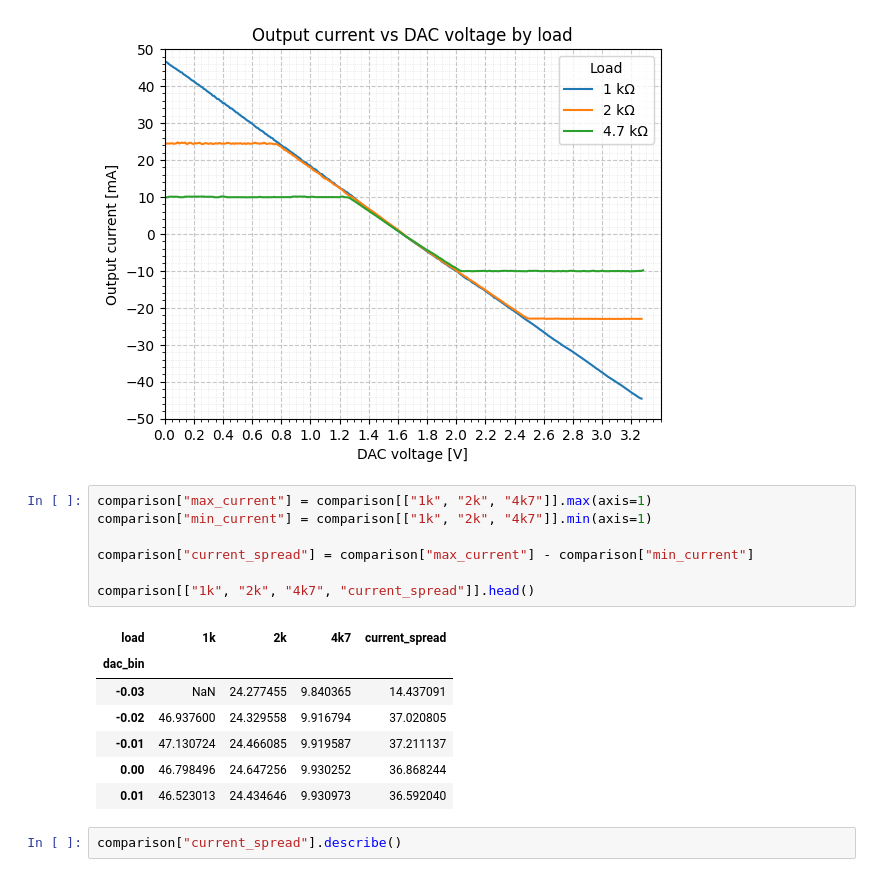
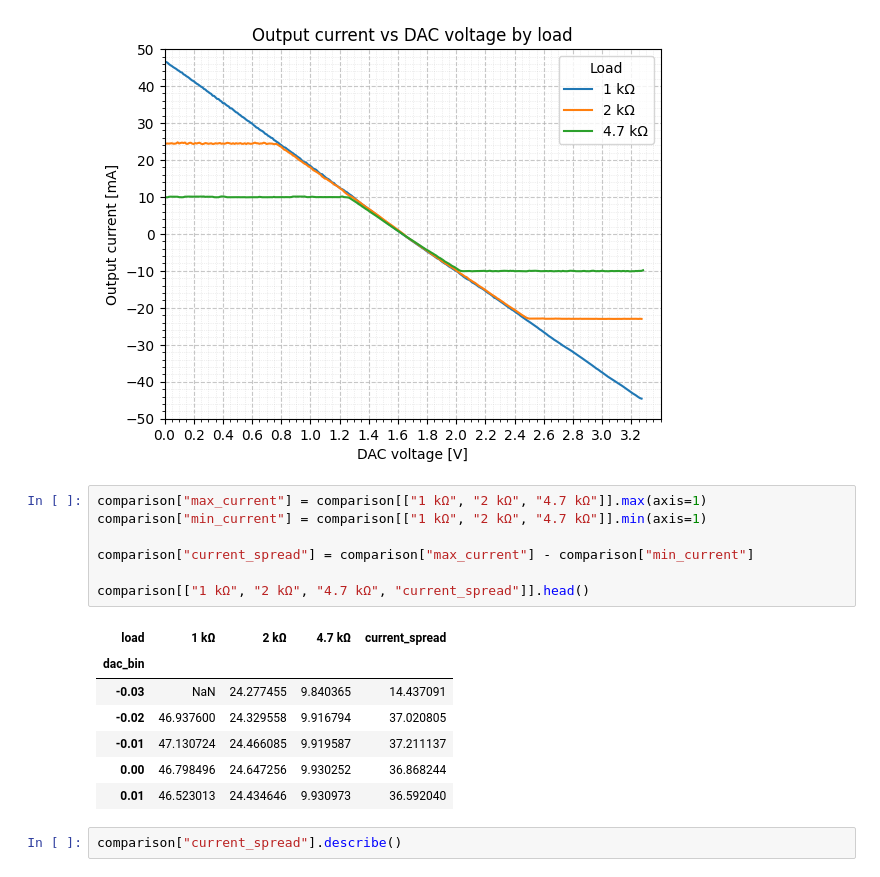
Before and after one commit to import-tiago/FEI, a Jupyter notebook: MSc/PEL309/Analysis/PEL309.ipynb, the cells around one changed output. Drawn from its saved outputs; the diff is of its cells as text.

```diff
--- a/MSc/PEL309/Analysis/PEL309.ipynb
+++ b/MSc/PEL309/Analysis/PEL309.ipynb
@@ -137,14 +137,14 @@ ax.legend(title="Load")
 <matplotlib.legend.Legend at 0x...>
 [figure]
 # %%
-comparison["max_current"] = comparison[["1k", "2k", "4k7"]].max(axis=1)
-comparison["min_current"] = comparison[["1k", "2k", "4k7"]].min(axis=1)
+comparison["max_current"] = comparison[["1 kΩ", "2 kΩ", "4.7 kΩ"]].max(axis=1)
+comparison["min_current"] = comparison[["1 kΩ", "2 kΩ", "4.7 kΩ"]].min(axis=1)
 
 comparison["current_spread"] = comparison["max_current"] - comparison["min_current"]
 
-comparison[["1k", "2k", "4k7", "current_spread"]].head()
+comparison[["1 kΩ", "2 kΩ", "4.7 kΩ", "current_spread"]].head()
 # %% [output]
-| load | 1k | 2k | 4k7 | current_spread |
+| load | 1 kΩ | 2 kΩ | 4.7 kΩ | current_spread |
 | dac_bin |  |  |  |  |
 | -0.03 | NaN | 24.277455 | 9.840365 | 14.437091 |
 | -0.02 | 46.937600 | 24.329558 | 9.916794 | 37.020805 |
```
